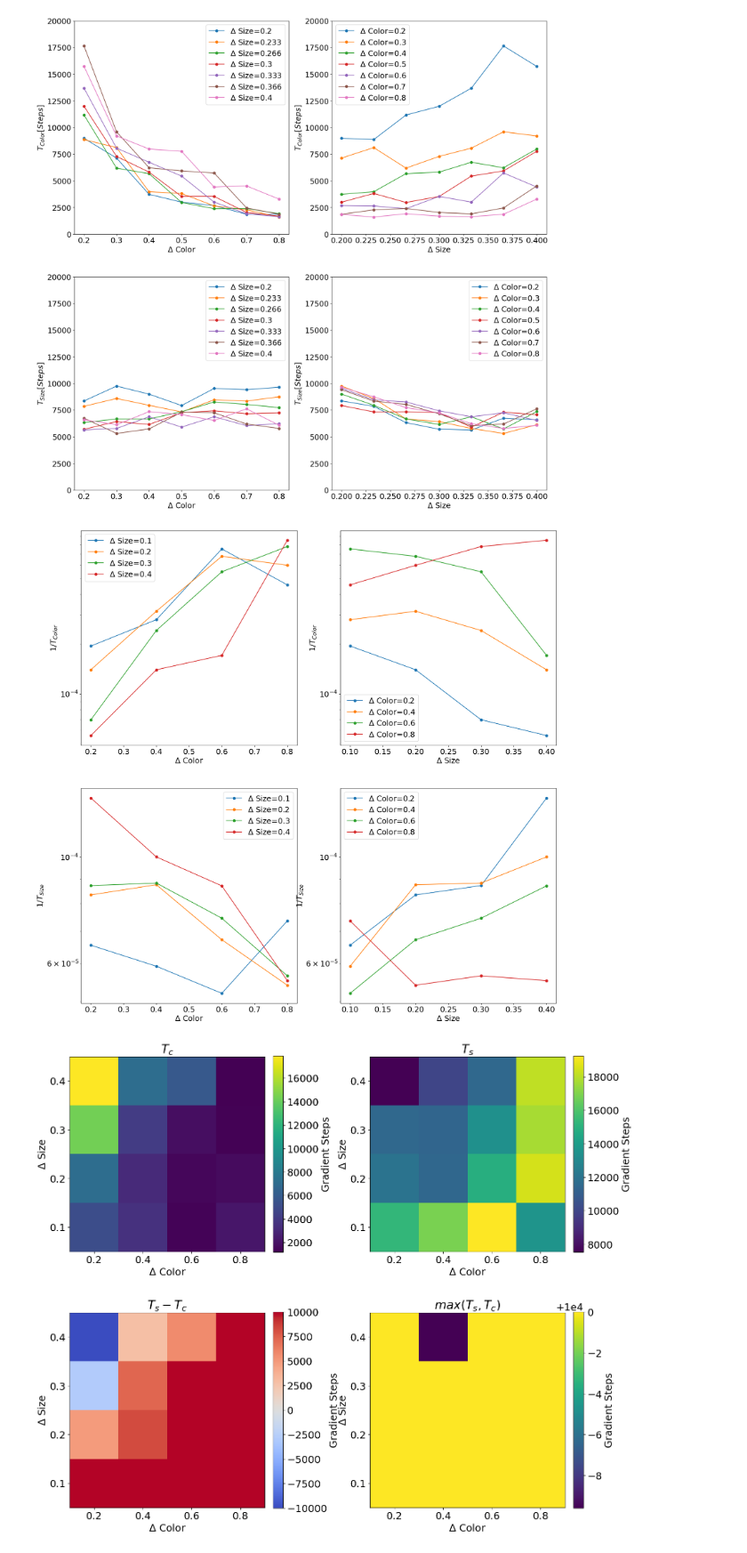
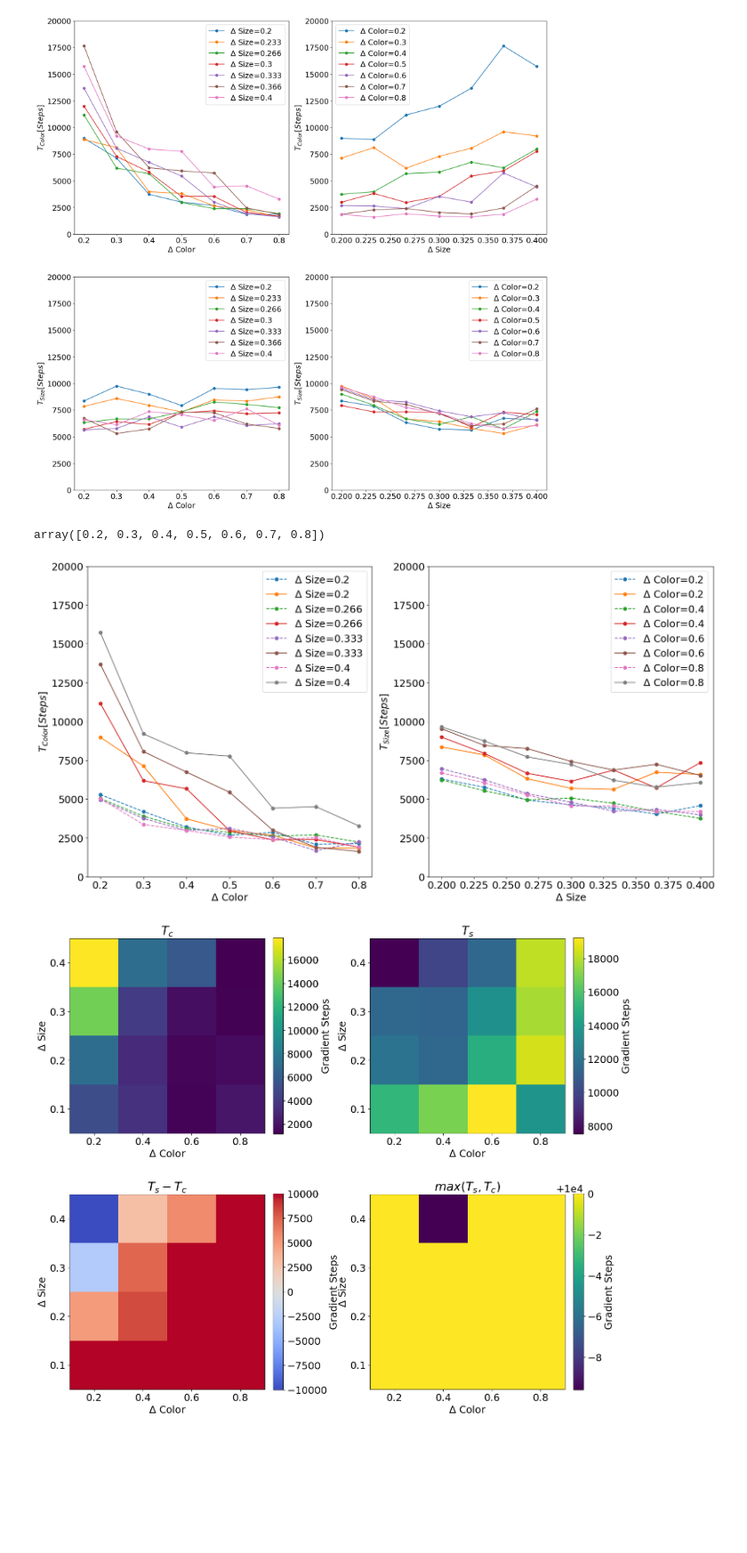
Before and after one commit to cfpark00/concept-learning, a Jupyter notebook: notebooks/MI_image_final.ipynb, the cells around one changed output. Shown at 89% size. Drawn from its saved outputs; the diff is of its cells as text; code cells hidden in the pictures; blank space fills up the shorter version.

```diff
--- a/notebooks/MI_image_final.ipynb
+++ b/notebooks/MI_image_final.ipynb
@@ -207,41 +185,31 @@ Text(0.5, 0, '$\\Delta$ Size')
+# %%
+sep_cols_float
+# %% [output]
+array([0.2, 0.3, 0.4, 0.5, 0.6, 0.7, 0.8])
 # %%
 y_top=20000
 
-plt.figure(figsize=(20,20))
-plt.subplot(2,2,1)
-for i in range(len(sep_sizes)):
-    plt.plot(sep_cols_float,1/t_cols[:,i],label=r"$\Delta$ Size"+f"={sep_sizes[i]}",marker="o")
+plt.figure(figsize=(20,10))
+plt.subplot(1,2,1)
+for i in range(0,len(sep_sizes),2):
+    plt.plot(sep_cols_float,t_cols_tr[:,i],label=r"$\Delta$ Size"+f"={sep_sizes[i]}",marker="o",ls="--")
+    plt.plot(sep_cols_float,t_cols[:,i],label=r"$\Delta$ Size"+f"={sep_sizes[i]}",marker="o")
 plt.legend()
-plt.ylabel(r"$1/T_{Color}$")
+plt.ylim(0,y_top)
+plt.ylabel(r"$T_{Color} [Steps]$")
 plt.xlabel(r"$\Delta$ Color")
-plt.yscale("log")
 
-plt.subplot(2,2,2)
-for i in range(len(sep_cols)):
-    plt.plot(sep_sizes_float,1/t_cols[i],label=r"$\Delta$ Color"+f"={sep_cols[i]}",marker="o")
+plt.subplot(1,2,2)
+for i in range(0,len(sep_cols),2):
+    plt.plot(sep_sizes_float,t_sizes_tr[i],label=r"$\Delta$ Color"+f"={sep_cols[i]}",marker="o",ls="--")
+    plt.plot(sep_sizes_float,t_sizes[i],label=r"$\Delta$ Color"+f"={sep_cols[i]}",marker="o")
 plt.legend()
-plt.ylabel(r"$1/T_{Color}$")
+plt.ylim(0,y_top)
+plt.ylabel(r"$T_{Size} [Steps]$")
 plt.xlabel(r"$\Delta$ Size")
-plt.yscale("log")
-
-plt.subplot(2,2,3)
-for i in range(len(sep_sizes)):
-    plt.plot(sep_cols_float,1/t_sizes[:,i],label=r"$\Delta$ Size"+f"={sep_sizes[i]}",marker="o")
-plt.legend()
-plt.ylabel(r"$1/T_{Size}$")
-plt.xlabel(r"$\Delta$ Color")
-plt.yscale("log")
-
-plt.subplot(2,2,4)
-for i in range(len(sep_cols)):
-    plt.plot(sep_sizes_float,1/t_sizes[i],label=r"$\Delta$ Color"+f"={sep_cols[i]}",marker="o")
-plt.legend()
-plt.ylabel(r"$1/T_{Size}$")
-plt.xlabel(r"$\Delta$ Size")
-plt.yscale("log")
-#plt.savefig("../figures/final/learning_times_inv.png")
+plt.savefig("../figures/final/learning_times.png")
 # %% [output]
-[figure, old version]
+[figure, new version]
 # %%
 plt.figure(figsize=(15,13))
 plt.subplot(2,2,1)
```
Also changed, not shown: parts of 10 cells of this notebook, 10 other files.
